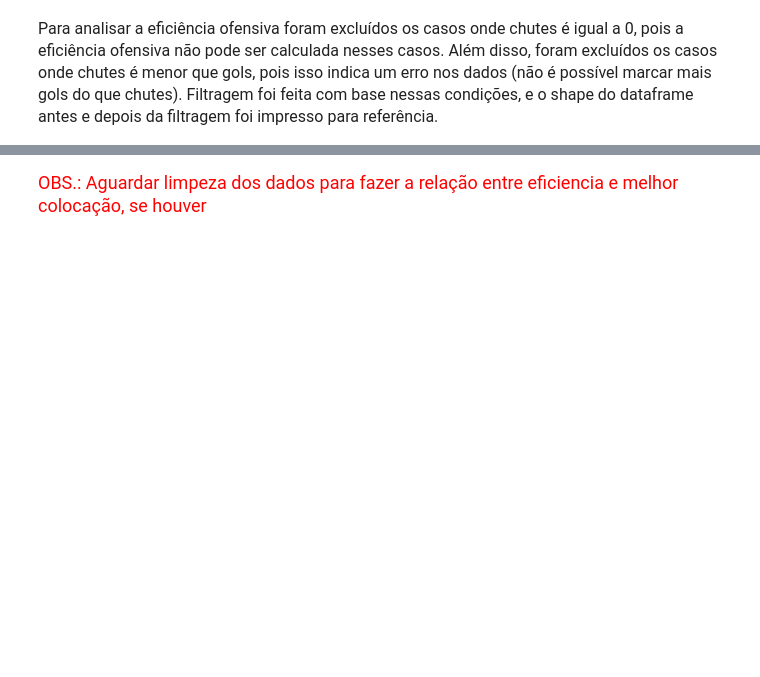
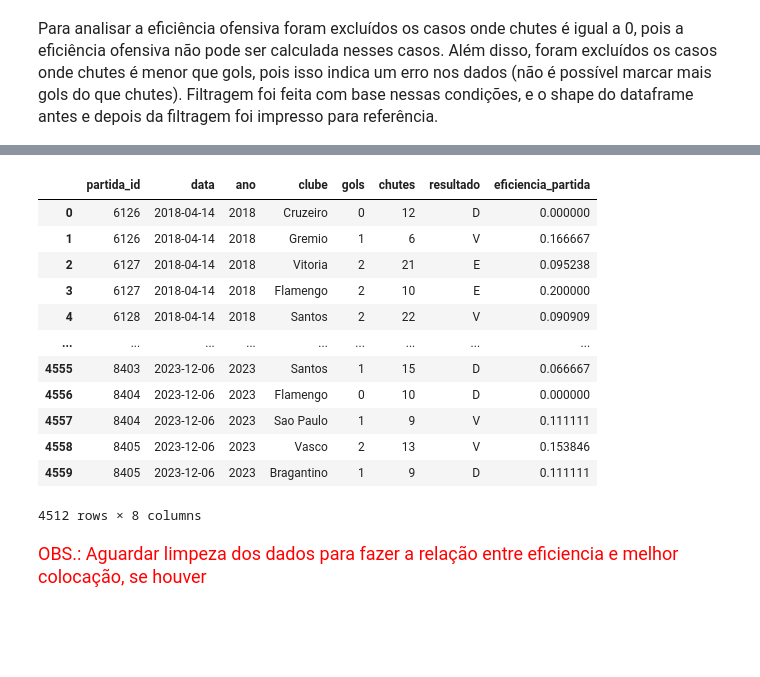
Before and after one commit to CharleneSantos/Caixaverso-FC5, a Jupyter notebook: notebooks/analises.ipynb, the cells around one changed output, grey strips where cells are left out. Cells and saved outputs as stored; diff of their text form; code cells hidden in the pictures; blank space fills up the shorter version.

```diff
--- a/notebooks/analises.ipynb
+++ b/notebooks/analises.ipynb
@@ -447,3 +504,19 @@ plt.show()
+# %%
+df_eficiencia
+# %% [output]
+|  | partida_id | data | ano | clube | gols | chutes | resultado | eficiencia_partida |
+| 0 | 6126 | 2018-04-14 | 2018 | Cruzeiro | 0 | 12 | D | 0.000000 |
+| 1 | 6126 | 2018-04-14 | 2018 | Gremio | 1 | 6 | V | 0.166667 |
+| 2 | 6127 | 2018-04-14 | 2018 | Vitoria | 2 | 21 | E | 0.095238 |
+| 3 | 6127 | 2018-04-14 | 2018 | Flamengo | 2 | 10 | E | 0.200000 |
+| 4 | 6128 | 2018-04-14 | 2018 | Santos | 2 | 22 | V | 0.090909 |
+| ... | ... | ... | ... | ... | ... | ... | ... | ... |
+| 4555 | 8403 | 2023-12-06 | 2023 | Santos | 1 | 15 | D | 0.066667 |
+| 4556 | 8404 | 2023-12-06 | 2023 | Flamengo | 0 | 10 | D | 0.000000 |
+| 4557 | 8404 | 2023-12-06 | 2023 | Sao Paulo | 1 | 9 | V | 0.111111 |
+| 4558 | 8405 | 2023-12-06 | 2023 | Vasco | 2 | 13 | V | 0.153846 |
+| 4559 | 8405 | 2023-12-06 | 2023 | Bragantino | 1 | 9 | D | 0.111111 |
+4512 rows × 8 columns
 # %% [markdown]
 
 
```
Also changed, not shown: parts of 6 cells of this notebook.
